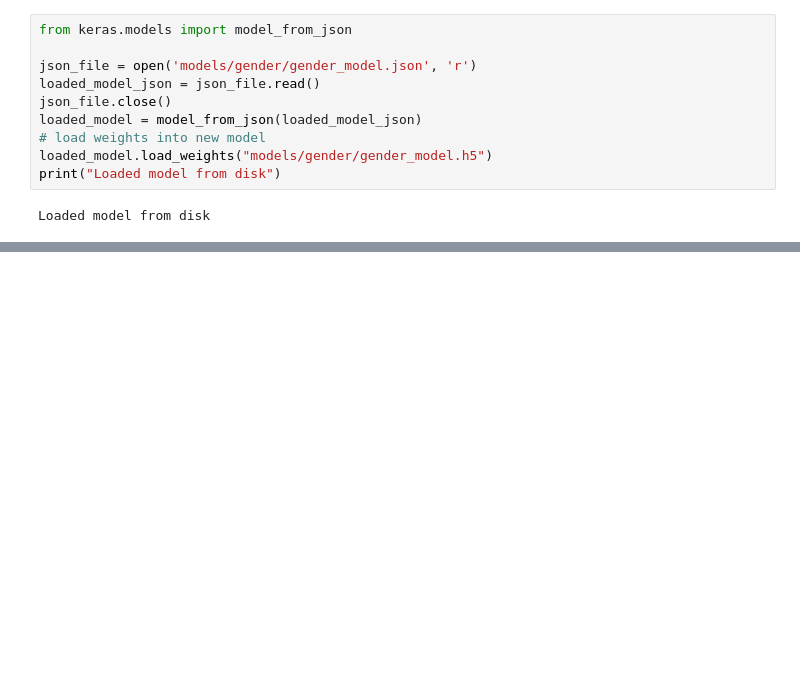
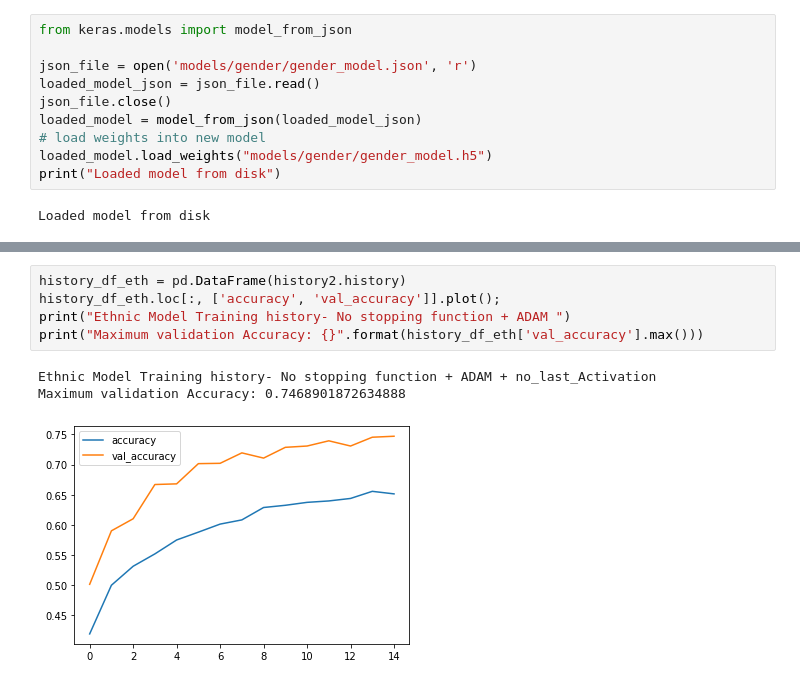
Before and after one commit to TerminalBen/Face_Classification, a Jupyter notebook: prediction.ipynb, the cells around one changed output, grey strips where cells are left out. Cells and saved outputs as stored; diff of their text form; blank space fills up the shorter version.

```diff
--- a/prediction.ipynb
+++ b/prediction.ipynb
@@ -256,0 +366,9 @@ NameError: name 'loaded_model' is not defined
+# %%
+history_df_eth = pd.DataFrame(history2.history)
+history_df_eth.loc[:, ['accuracy', 'val_accuracy']].plot();
+print("Ethnic Model Training history- No stopping function + ADAM ")
+print("Maximum validation Accuracy: {}".format(history_df_eth['val_accuracy'].max()))
+# %% [output]
+Ethnic Model Training history- No stopping function + ADAM + no_last_Activation
+Maximum validation Accuracy: 0.7468901872634888
+[figure, added]
```
Also changed, not shown: parts of 29 cells of this notebook.
